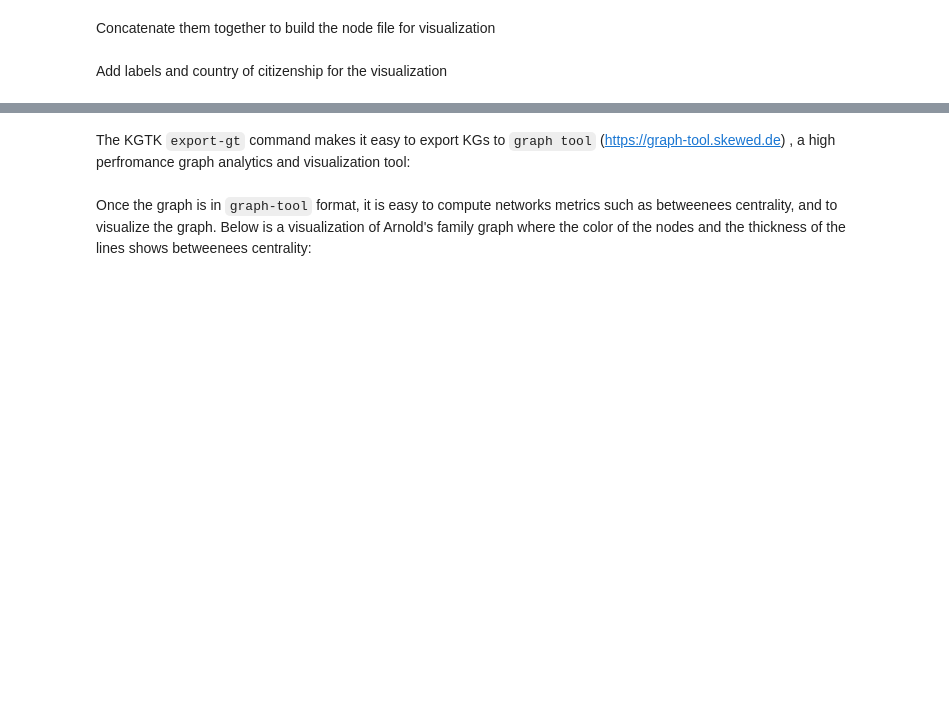
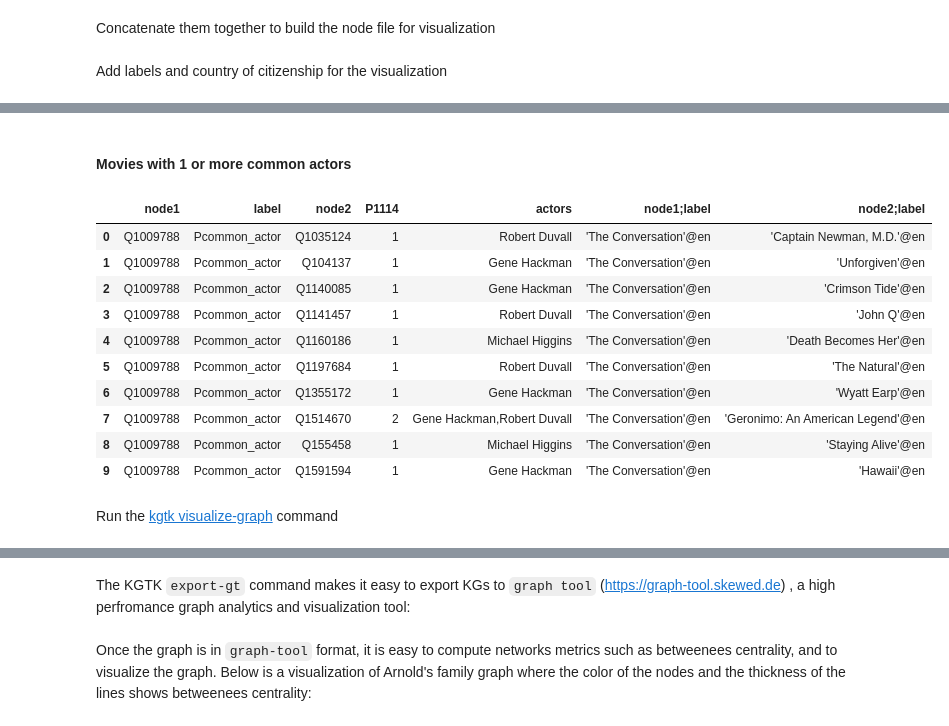
Before and after one commit to usc-isi-i2/kgtk-notebooks, a Jupyter notebook: tutorial/06-kg-network-analysis.ipynb, the cells around one changed output, grey strips where cells are left out. Cells and saved outputs as stored; diff of their text form; code cells hidden in the pictures; blank space fills up the shorter version.

```diff
--- a/tutorial/06-kg-network-analysis.ipynb
+++ b/tutorial/06-kg-network-analysis.ipynb
@@ -446,0 +468,2 @@ kgtk("""visualize-graph
+# %% [markdown]
+#### Movies with 1 or more common actors
@@ -446,0 +478,14 @@ kgtk("""visualize-graph
+# %%
+kgtk("""head -i $TEMP/movies.common_actors.count.tsv.gz / add-labels""")
+# %% [output]
+|  | node1 | label | node2 | P1114 | actors | node1;label | node2;label |
+| 0 | Q1009788 | Pcommon_actor | Q1035124 | 1 | Robert Duvall | 'The Conversation'@en | 'Captain Newman, M.D.'@en |
+| 1 | Q1009788 | Pcommon_actor | Q104137 | 1 | Gene Hackman | 'The Conversation'@en | 'Unforgiven'@en |
+| 2 | Q1009788 | Pcommon_actor | Q1140085 | 1 | Gene Hackman | 'The Conversation'@en | 'Crimson Tide'@en |
+| 3 | Q1009788 | Pcommon_actor | Q1141457 | 1 | Robert Duvall | 'The Conversation'@en | 'John Q'@en |
+| 4 | Q1009788 | Pcommon_actor | Q1160186 | 1 | Michael Higgins | 'The Conversation'@en | 'Death Becomes Her'@en |
+| 5 | Q1009788 | Pcommon_actor | Q1197684 | 1 | Robert Duvall | 'The Conversation'@en | 'The Natural'@en |
+| 6 | Q1009788 | Pcommon_actor | Q1355172 | 1 | Gene Hackman | 'The Conversation'@en | 'Wyatt Earp'@en |
+| 7 | Q1009788 | Pcommon_actor | Q1514670 | 2 | Gene Hackman,Robert Duvall | 'The Conversation'@en | 'Geronimo: An American Legend'@en |
+| 8 | Q1009788 | Pcommon_actor | Q155458 | 1 | Michael Higgins | 'The Conversation'@en | 'Staying Alive'@en |
+| 9 | Q1009788 | Pcommon_actor | Q1591594 | 1 | Gene Hackman | 'The Conversation'@en | 'Hawaii'@en |
@@ -446,0 +526,2 @@ kgtk("""visualize-graph
+# %% [markdown]
+Run the [kgtk visualize-graph](https://kgtk.readthedocs.io/en/latest/analysis/visualize-graph) command
```
Also changed, not shown: parts of 44 cells of this notebook.
